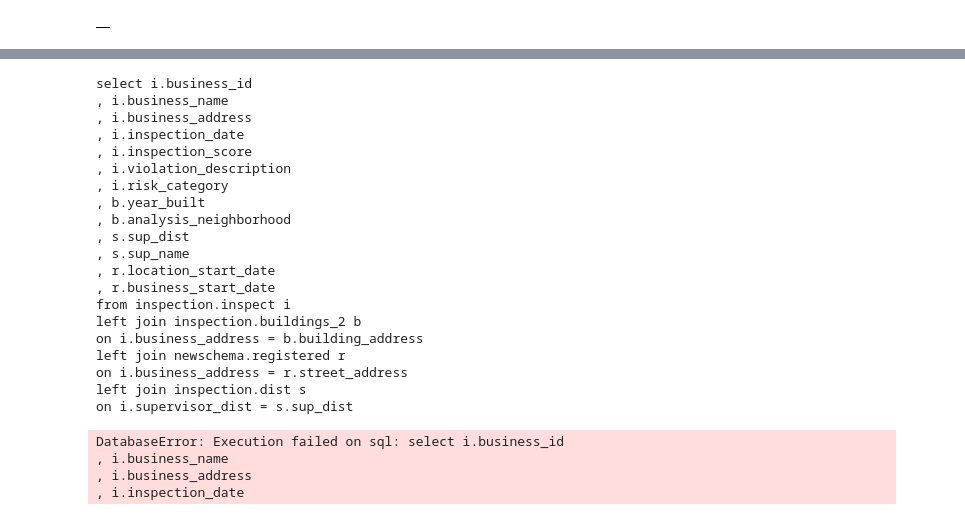
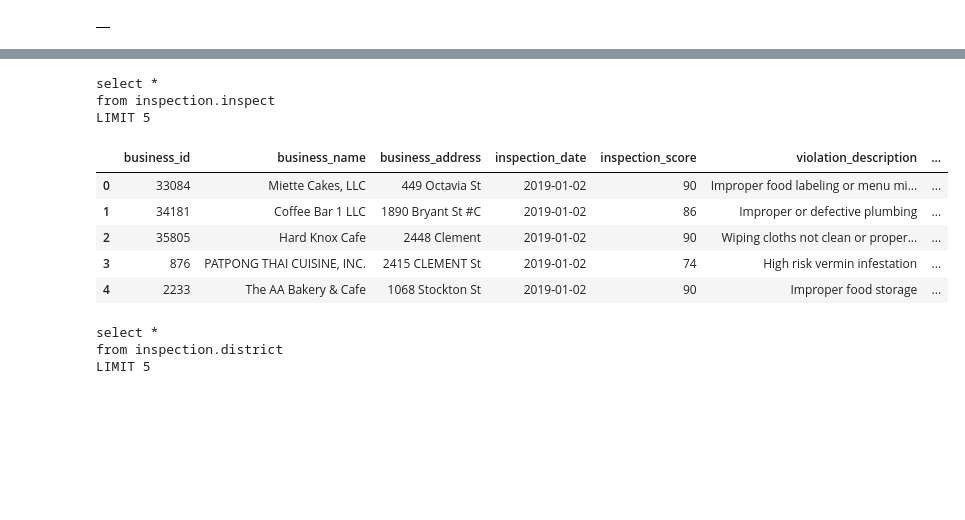
Before and after one commit to mchang674/ads-508-team-project, a Jupyter notebook: Data_ingest.ipynb, the cells around one changed output, grey strips where cells are left out. Cells and saved outputs as stored; diff of their text form; code cells hidden in the pictures; blank space fills up the shorter version.

Commit message:
data ingestion complete

```diff
--- a/Data_ingest.ipynb
+++ b/Data_ingest.ipynb
@@ -212,54 +229,38 @@ pd.read_sql(statement, conn)
 | 2 | inspect |
 | 3 | registered |
 # %%
-statement = """select i.business_id
-, i.business_name
-, i.business_address
-, i.inspection_date
-, i.inspection_score
-, i.violation_description
-, i.risk_category
-, b.year_built
-, b.analysis_neighborhood
-, s.sup_dist
-, s.sup_name
-, r.location_start_date
-, r.business_start_date
-from inspection.inspect i
-left join inspection.buildings_2 b
-on i.business_address = b.building_address
-left join inspection.registered r
-on i.business_address = r.street_address
-left join inspection.dist s
-on i.supervisor_dist = s.sup_dist
-"""
+table_name = 'inspect'
+database_name = 'inspection'
+statement = """select *
+from {}.{}
+LIMIT 5
+""".format(database_name, table_name)
 
 print(statement)
 # %% [output]
-select i.business_id
-, i.business_name
-, i.business_address
-, i.inspection_date
-, i.inspection_score
-, i.violation_description
-, i.risk_category
-, b.year_built
-, b.analysis_neighborhood
-, s.sup_dist
-, s.sup_name
-, r.location_start_date
-, r.business_start_date
-from inspection.inspect i
-left join inspection.buildings_2 b
-on i.business_address = b.building_address
-left join newschema.registered r
-on i.business_address = r.street_address
-left join inspection.dist s
-on i.supervisor_dist = s.sup_dist
+select *
+from inspection.inspect
+LIMIT 5
 # %%
-data = pd.read_sql(statement, conn)
+df = pd.read_sql(statement, conn)
+df
 # %% [output]
-DatabaseError: Execution failed on sql: select i.business_id
-, i.business_name
-, i.business_address
-, i.inspection_date
+|  | business_id | business_name | business_address | inspection_date | inspection_score | violation_description | ... |
+| 0 | 33084 | Miette Cakes, LLC | 449 Octavia St | 2019-01-02 | 90 | Improper food labeling or menu mi... | ... |
+| 1 | 34181 | Coffee Bar 1 LLC | 1890 Bryant St #C | 2019-01-02 | 86 | Improper or defective plumbing | ... |
+| 2 | 35805 | Hard Knox Cafe | 2448 Clement | 2019-01-02 | 90 | Wiping cloths not clean or proper... | ... |
+| 3 | 876 | PATPONG THAI CUISINE, INC. | 2415 CLEMENT St | 2019-01-02 | 74 | High risk vermin infestation | ... |
+| 4 | 2233 | The AA Bakery & Cafe | 1068 Stockton St | 2019-01-02 | 90 | Improper food storage | ... |
+# %%
+table_name = 'district'
+database_name = 'inspection'
+statement = """select *
+from {}.{}
+LIMIT 5
+""".format(database_name, table_name)
+
+print(statement)
+# %% [output]
+select *
+from inspection.district
+LIMIT 5
```
Also changed, not shown: parts of 14 cells of this notebook.
